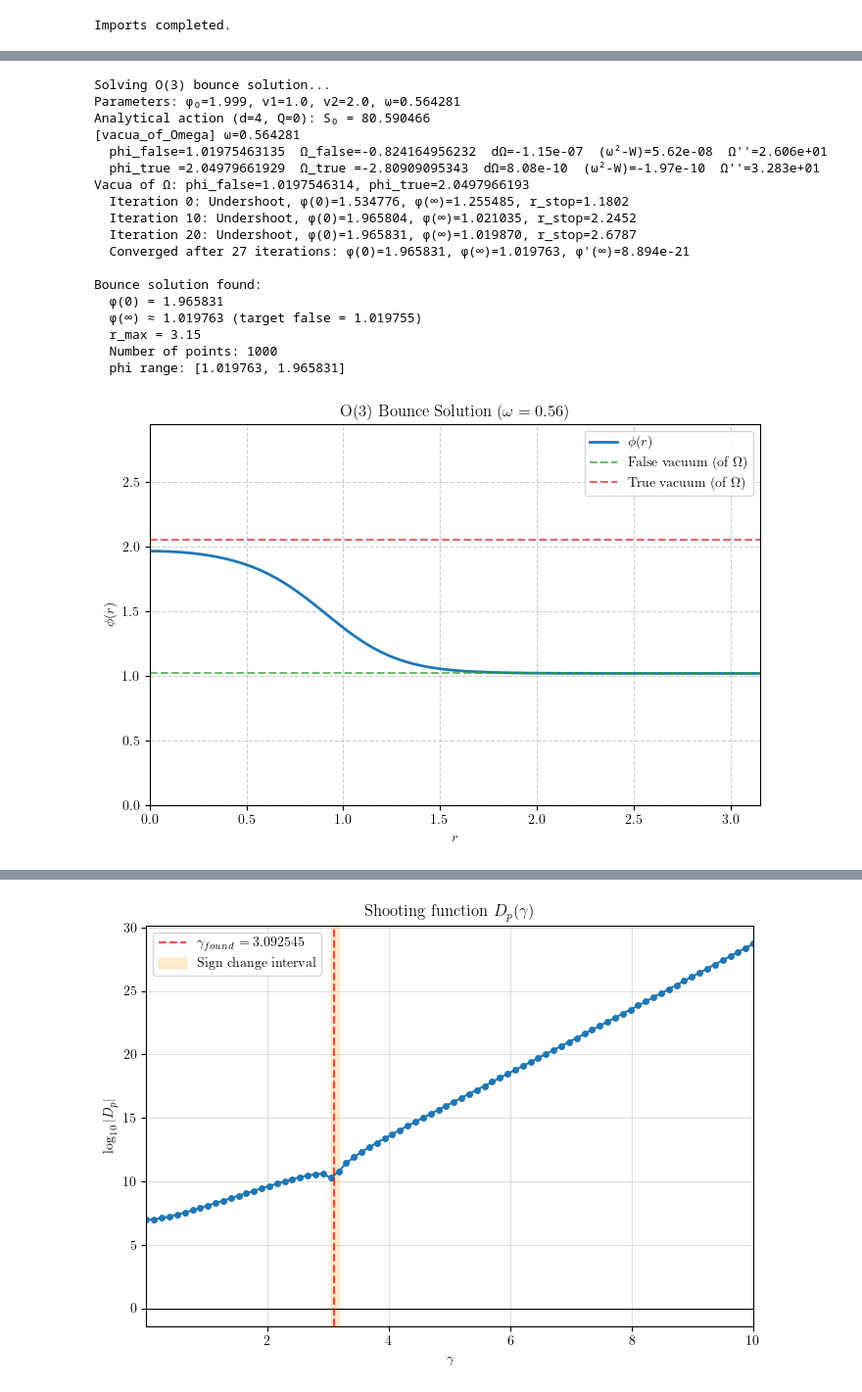
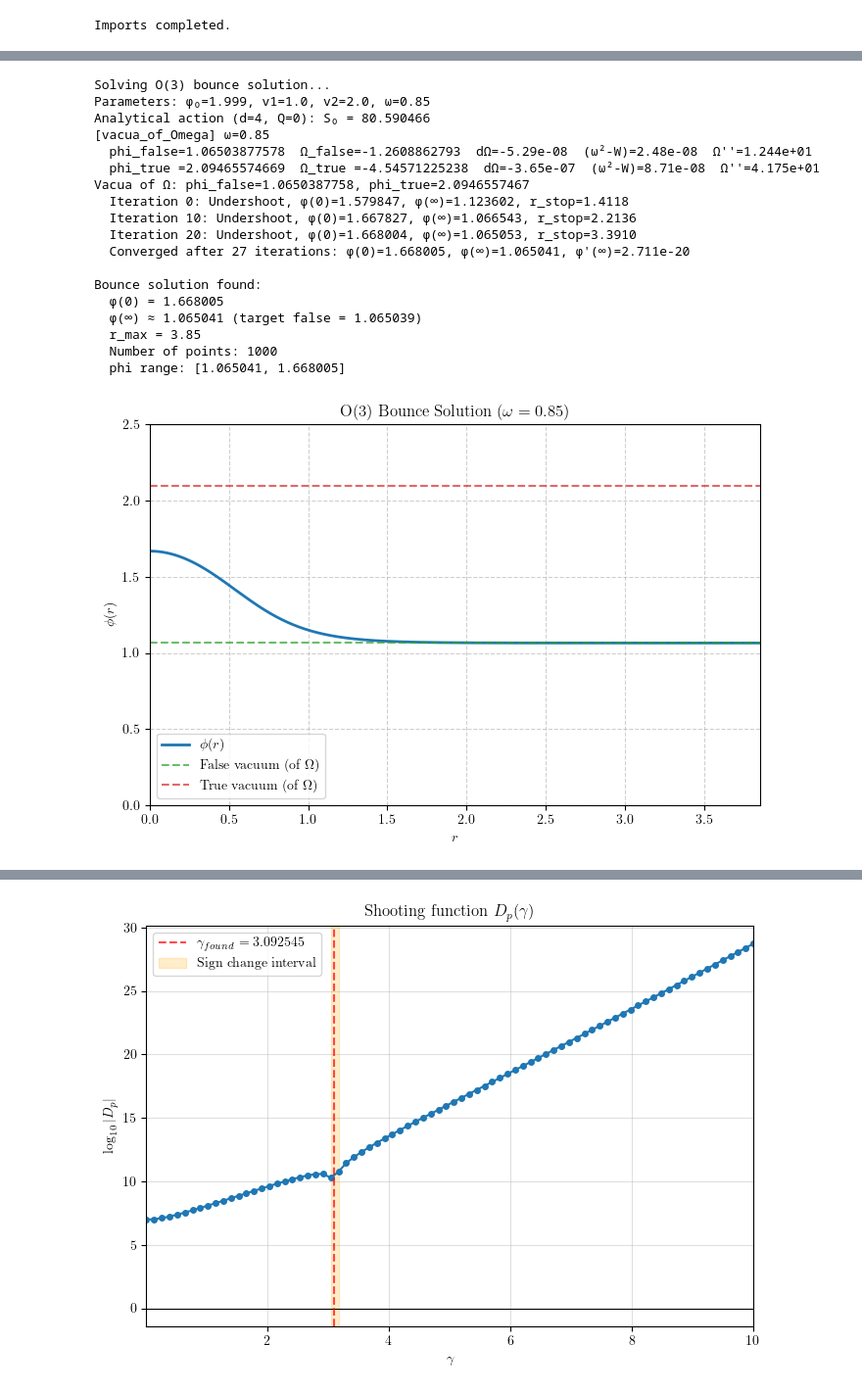
Before and after one commit to GiulioBarni/Qubble, a Jupyter notebook: Bubble_finder/notebooks/bubble_2D.ipynb, the cells around one changed output, grey strips where cells are left out. Shown at 98% size. Cells and saved outputs as stored; diff of their text form; code cells hidden in the pictures.

```diff
--- a/Bubble_finder/notebooks/bubble_2D.ipynb
+++ b/Bubble_finder/notebooks/bubble_2D.ipynb
@@ -26,7 +28,7 @@ if str(PROJECT_ROOT) not in sys.path:
 PHI0 = 1.999   # field value near the center of the bounce
 V1 = 1.0       # false vacuum
 V2 = 2.0       # true vacuum
-OMEGA = 0.6    # chemical potential ω (can be changed)
+OMEGA = 0.85    # chemical potential ω (can be changed)
 
 print(f"Project root: {PROJECT_ROOT}")
 print(f"Potential: false vacuum at φ={V1}, true vacuum at φ={V2}")
@@ -99,7 +124,7 @@ which will later be used as input for the 2D construction.
 PHI0_BOUNCE = PHI0
 V1_BOUNCE = V1
 V2_BOUNCE = V2
-OMEGA_BOUNCE = 0.564281#OMEGA
+OMEGA_BOUNCE = OMEGA
 D = 3
 R0 = 1e-11
 RMAX = 10.0
@@ -194,19 +219,19 @@ else:
 Solving O(3) bounce solution...
-Parameters: φ₀=1.999, v1=1.0, v2=2.0, ω=0.564281
+Parameters: φ₀=1.999, v1=1.0, v2=2.0, ω=0.85
 Analytical action (d=4, Q=0): S₀ = 80.590466
-[vacua_of_Omega] ω=0.564281
-  phi_false=1.01975463135  Ω_false=-0.824164956232  dΩ=-1.15e-07  (ω²-W)=5.62e-08  Ω''=2.606e+01
-  phi_true =2.04979661929  Ω_true =-2.80909095343  dΩ=8.08e-10  (ω²-W)=-1.97e-10  Ω''=3.283e+01
-Vacua of Ω: phi_false=1.0197546314, phi_true=2.0497966193
-  Iteration 0: Undershoot, φ(0)=1.534776, φ(∞)=1.255485, r_stop=1.1802
-  Iteration 10: Undershoot, φ(0)=1.965804, φ(∞)=1.021035, r_stop=2.2452
-  Iteration 20: Undershoot, φ(0)=1.965831, φ(∞)=1.019870, r_stop=2.6787
-  Converged after 27 iterations: φ(0)=1.965831, φ(∞)=1.019763, φ'(∞)=8.894e-21
+[vacua_of_Omega] ω=0.85
+  phi_false=1.06503877578  Ω_false=-1.2608862793  dΩ=-5.29e-08  (ω²-W)=2.48e-08  Ω''=1.244e+01
+  phi_true =2.09465574669  Ω_true =-4.54571225238  dΩ=-3.65e-07  (ω²-W)=8.71e-08  Ω''=4.175e+01
+Vacua of Ω: phi_false=1.0650387758, phi_true=2.0946557467
+  Iteration 0: Undershoot, φ(0)=1.579847, φ(∞)=1.123602, r_stop=1.4118
+  Iteration 10: Undershoot, φ(0)=1.667827, φ(∞)=1.066543, r_stop=2.2136
+  Iteration 20: Undershoot, φ(0)=1.668004, φ(∞)=1.065053, r_stop=3.3910
+  Converged after 27 iterations: φ(0)=1.668005, φ(∞)=1.065041, φ'(∞)=2.711e-20
 
 Bounce solution found:
-  φ(0) = 1.965831
-  φ(∞) ≈ 1.019763 (target false = 1.019755)
-  r_max = 3.15
+  φ(0) = 1.668005
+  φ(∞) ≈ 1.065041 (target false = 1.065039)
+  r_max = 3.85
   Number of points: 1000
-  phi range: [1.019763, 1.965831]
+  phi range: [1.065041, 1.668005]
-[figure, old version]
+[figure, new version]
```
Also changed, not shown: parts of 87 cells of this notebook, 16 other files.
